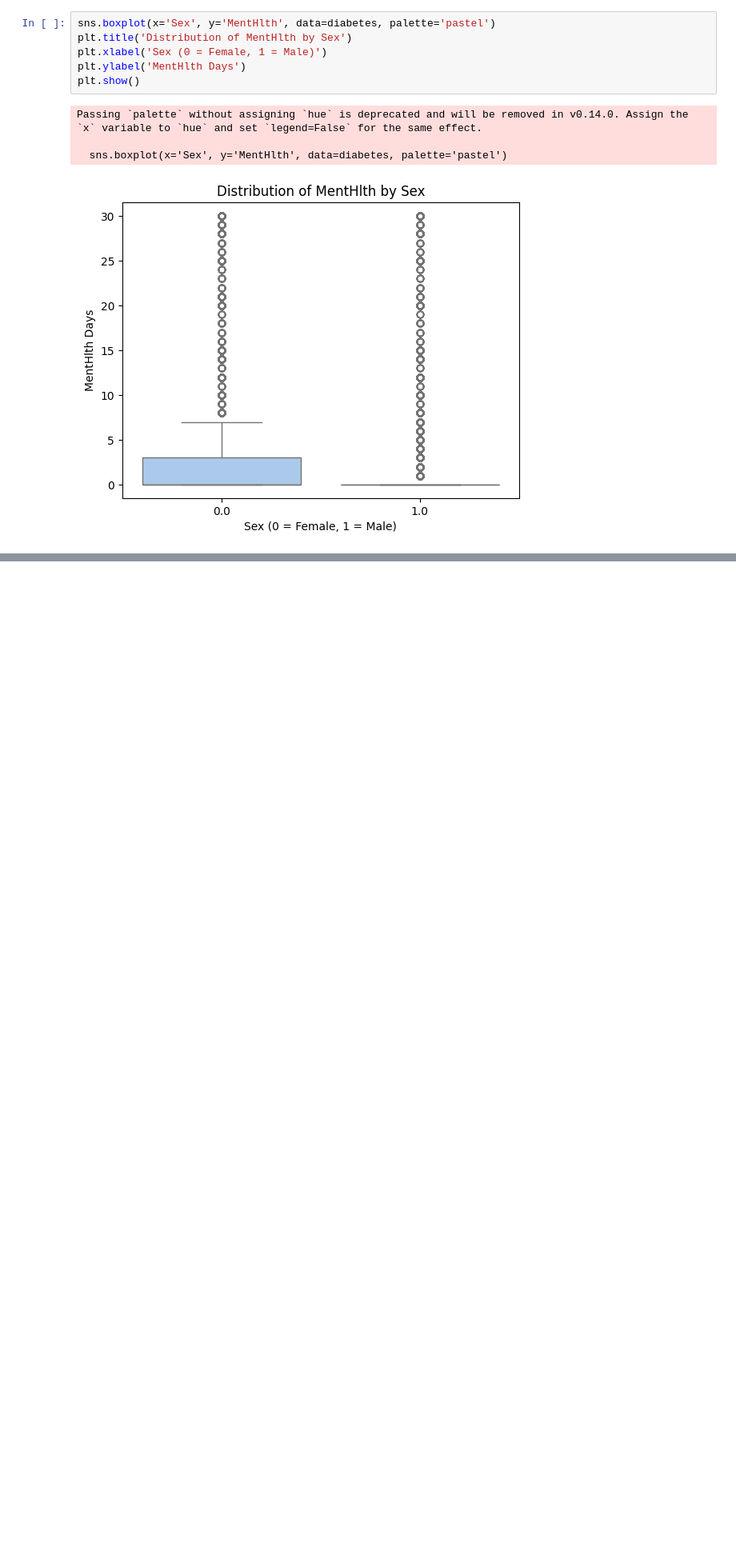
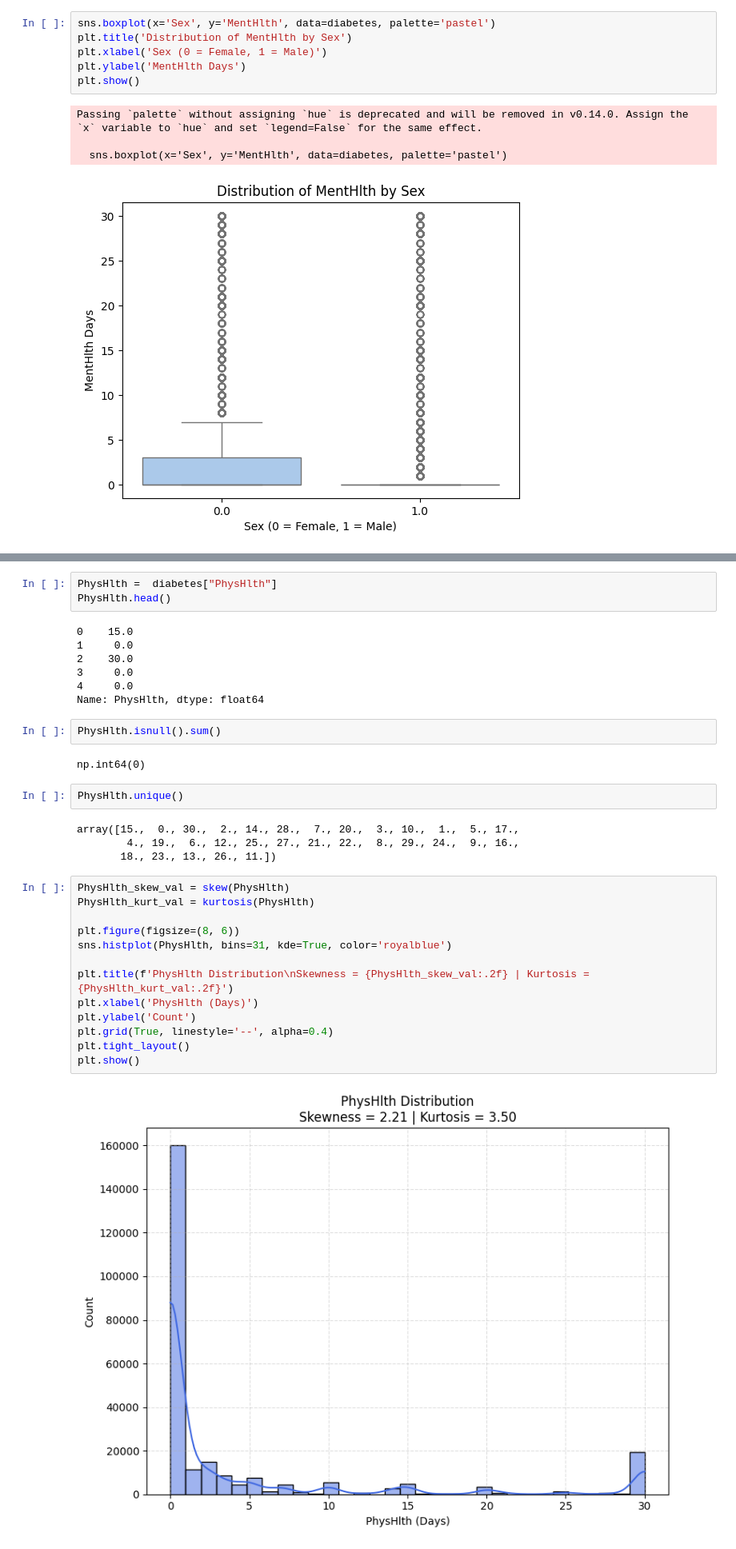
Before and after one commit to mrablfz05/diabetes-prediction, a Jupyter notebook: diabetes_prediction.ipynb, the cells around one changed output, grey strips where cells are left out. Shown at 80% size. Drawn from its saved outputs; the diff is of its cells as text; blank space fills up the shorter version.

```diff
--- a/diabetes_prediction.ipynb
+++ b/diabetes_prediction.ipynb
@@ -1657,0 +1669,35 @@ Passing `palette` without assigning `hue` is deprecated and will be removed in v
+# %%
+PhysHlth =  diabetes["PhysHlth"]
+PhysHlth.head()
+# %% [output]
+0    15.0
+1     0.0
+2    30.0
+3     0.0
+4     0.0
+Name: PhysHlth, dtype: float64
+# %%
+PhysHlth.isnull().sum()
+# %% [output]
+np.int64(0)
+# %%
+PhysHlth.unique()
+# %% [output]
+array([15.,  0., 30.,  2., 14., 28.,  7., 20.,  3., 10.,  1.,  5., 17.,
+        4., 19.,  6., 12., 25., 27., 21., 22.,  8., 29., 24.,  9., 16.,
+       18., 23., 13., 26., 11.])
+# %%
+PhysHlth_skew_val = skew(PhysHlth)
+PhysHlth_kurt_val = kurtosis(PhysHlth)
+
+plt.figure(figsize=(8, 6))
+sns.histplot(PhysHlth, bins=31, kde=True, color='royalblue')
+
+plt.title(f'PhysHlth Distribution\nSkewness = {PhysHlth_skew_val:.2f} | Kurtosis = {PhysHlth_kurt_val:.2f}')
+plt.xlabel('PhysHlth (Days)')
+plt.ylabel('Count')
+plt.grid(True, linestyle='--', alpha=0.4)
+plt.tight_layout()
+plt.show()
+# %% [output]
+[figure, added]
```
Also changed, not shown: parts of 7 cells of this notebook, 5 other files.
